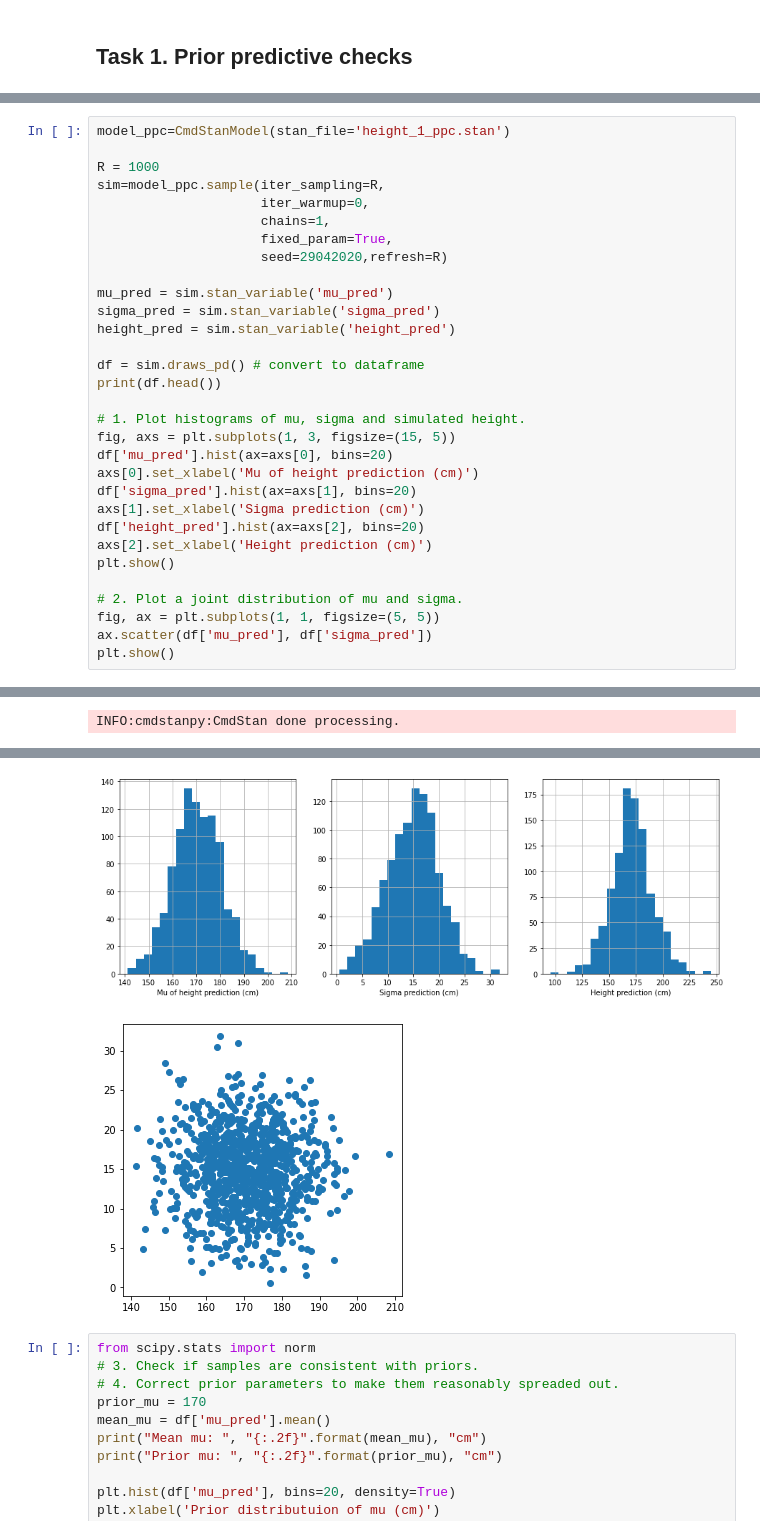
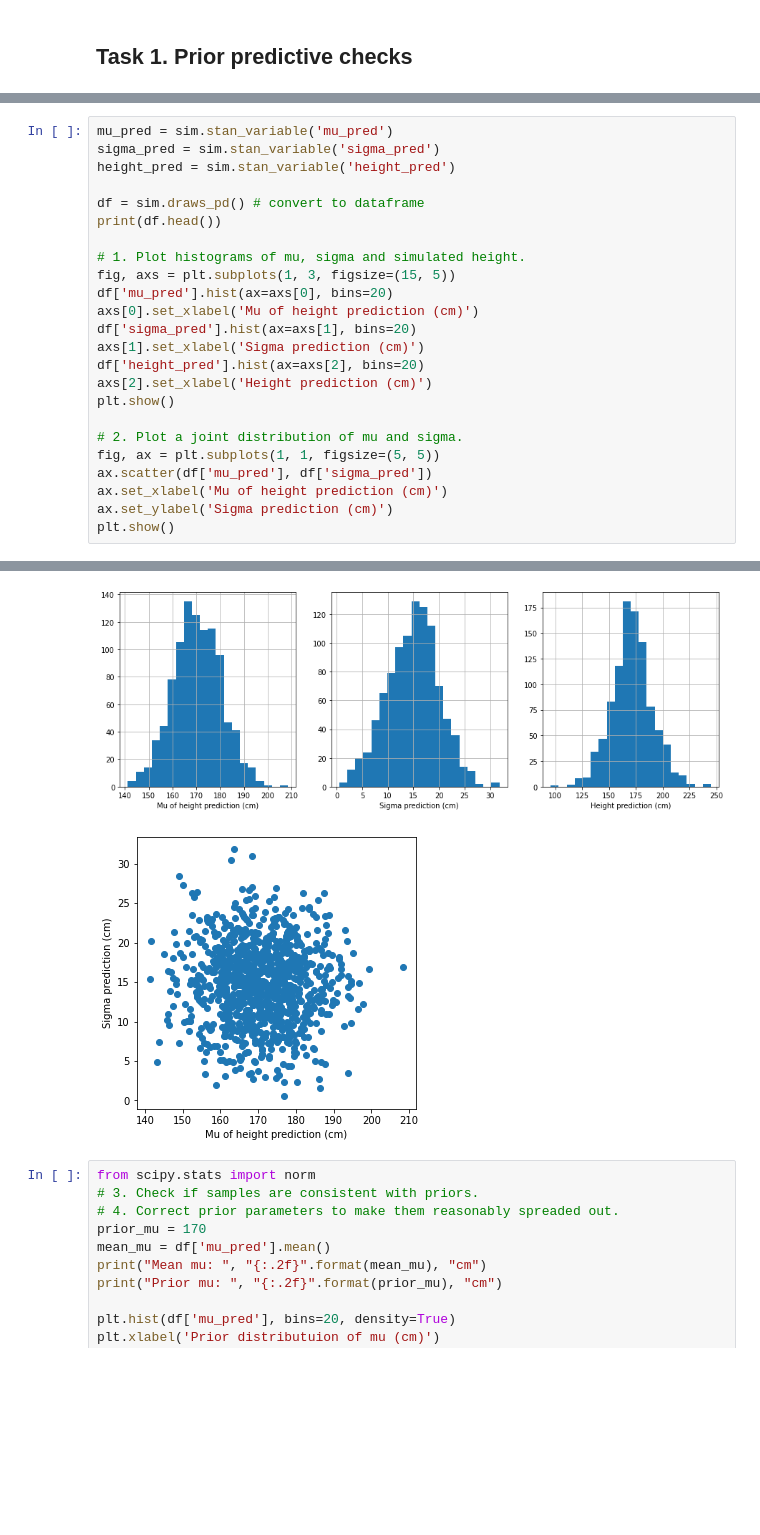
Before and after one commit to nmpluta/data-analytics-lectures, a Jupyter notebook: Data Analytics/Lab 4/lab4.ipynb, the cells around one changed output, grey strips where cells are left out. Saved outputs shown, nothing was run; the diff lists cells and outputs as text; blank space fills up the shorter version.

```diff
--- a/Data Analytics/Lab 4/lab4.ipynb
+++ b/Data Analytics/Lab 4/lab4.ipynb
@@ -36,13 +60,4 @@ d.head()
 # %%
-model_ppc=CmdStanModel(stan_file='height_1_ppc.stan')
-
-R = 1000
-sim=model_ppc.sample(iter_sampling=R,
-                     iter_warmup=0,
-                     chains=1,
-                     fixed_param=True,
-                     seed=29042020,refresh=R)
-
 mu_pred = sim.stan_variable('mu_pred')
 sigma_pred = sim.stan_variable('sigma_pred')
 height_pred = sim.stan_variable('height_pred')
@@ -63,5 +78,7 @@ plt.show()
 # 2. Plot a joint distribution of mu and sigma.
 fig, ax = plt.subplots(1, 1, figsize=(5, 5))
 ax.scatter(df['mu_pred'], df['sigma_pred'])
+ax.set_xlabel('Mu of height prediction (cm)')
+ax.set_ylabel('Sigma prediction (cm)')
 plt.show()
 # %% [output]
@@ -71 +90,0 @@ chain 1 |          | 00:00 Status
-INFO:cmdstanpy:CmdStan done processing.
@@ -78,5 +91,5 @@ INFO:cmdstanpy:CmdStan done processing.
 [figure]
-[figure, old version]
+[figure, new version]
 # %%
 from scipy.stats import norm
 # 3. Check if samples are consistent with priors.
```
Also changed, not shown: parts of 16 cells of this notebook, 6 other files.
